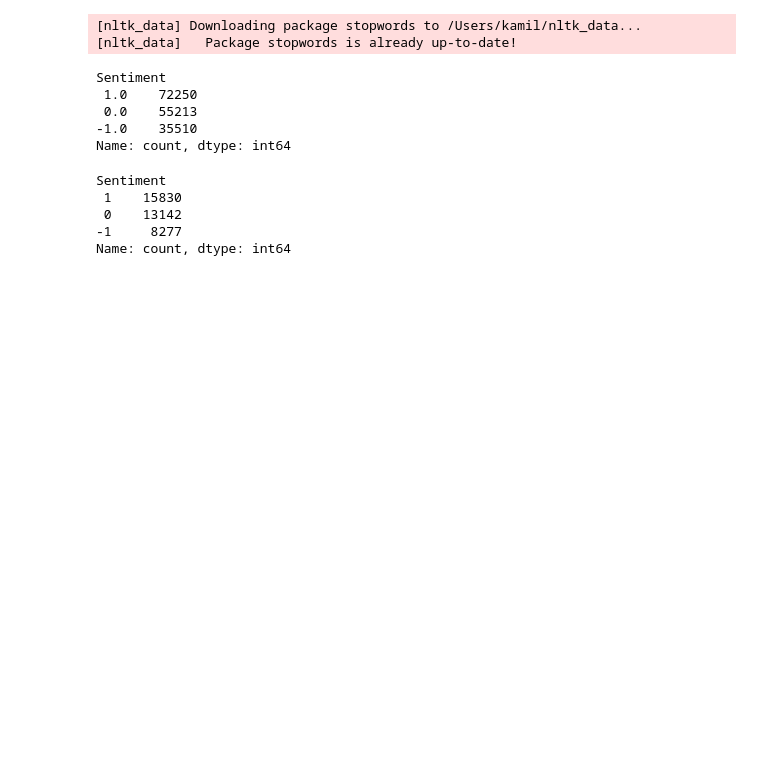
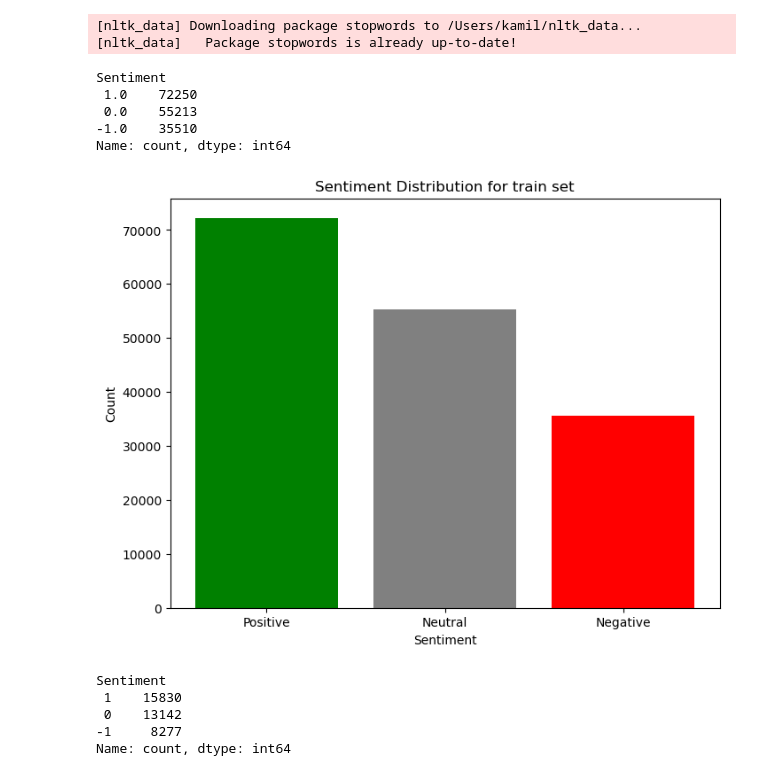
Before and after one commit to Psyhackological/sentimaniac, a Jupyter notebook: src/sentimaniac/main.ipynb, the cells around one changed output. Drawn from its saved outputs; the diff is of its cells as text; code cells hidden in the pictures; blank space fills up the shorter version.

Commit message:
Add plots

```diff
--- a/src/sentimaniac/main.ipynb
+++ b/src/sentimaniac/main.ipynb
@@ -41,6 +38,20 @@ Sentiment
  0.0    55213
 -1.0    35510
 Name: count, dtype: int64
+# %%
+sentiment_counts = train['Sentiment'].value_counts()
+
+labels = ['Positive', 'Neutral', 'Negative']
+colors = ['green', 'gray', 'red']
+
+plt.figure(figsize=(8, 6))
+plt.bar(labels, sentiment_counts, color=colors)
+plt.xlabel('Sentiment')
+plt.ylabel('Count')
+plt.title('Sentiment Distribution for train set')
+plt.show()
+# %% [output]
+[figure, added]
 # %%
 test.Sentiment.value_counts()
 # %% [output]
```
Also changed, not shown: parts of 10 cells of this notebook.
